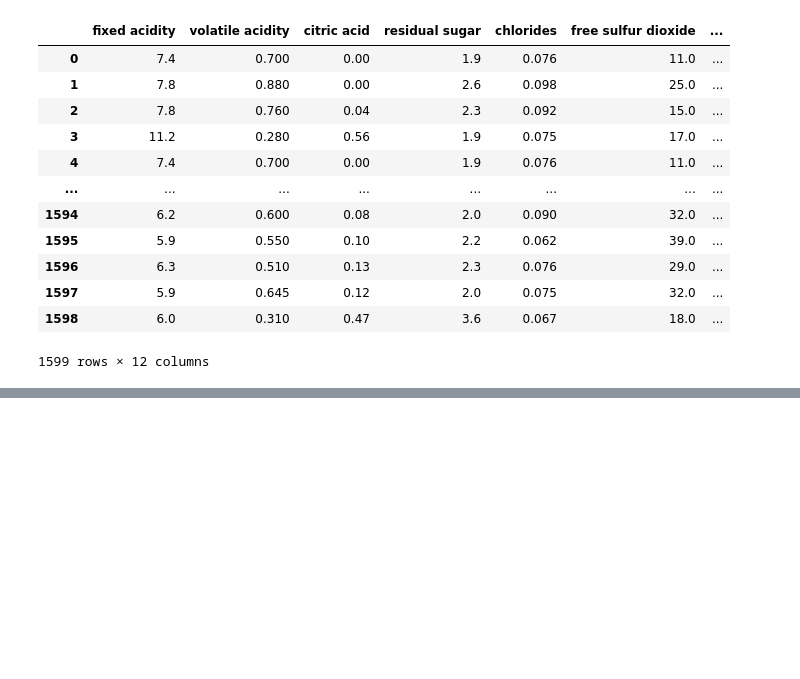
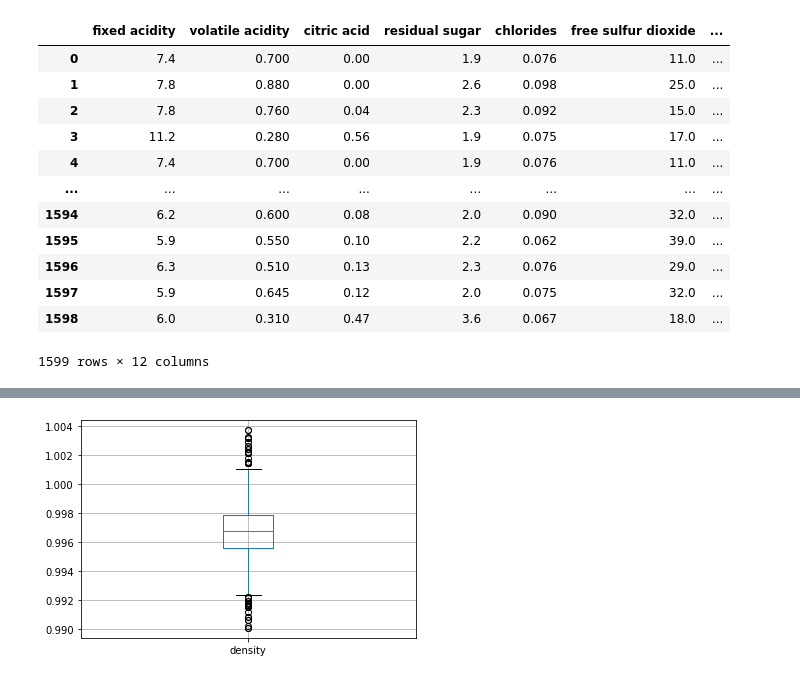
Before and after one commit to data301-2020-winter1/course-project-solo_120, a Jupyter notebook: Untitled.ipynb, the cells around one changed output, grey strips where cells are left out. Drawn from its saved outputs; the diff is of its cells as text; code cells hidden in the pictures; blank space fills up the shorter version.

```diff
--- a/Untitled.ipynb
+++ b/Untitled.ipynb
@@ -42,0 +47,5 @@ def load_and process(red):
+# %%
+boxplot_density=red.boxplot(column="density") ##The max value was pretty small compared to other columns so
+##so I created a boxplot for density and I found the outlier.
+# %% [output]
+[figure, added]
```
Also changed, not shown: parts of 16 cells of this notebook, 2 other files.
